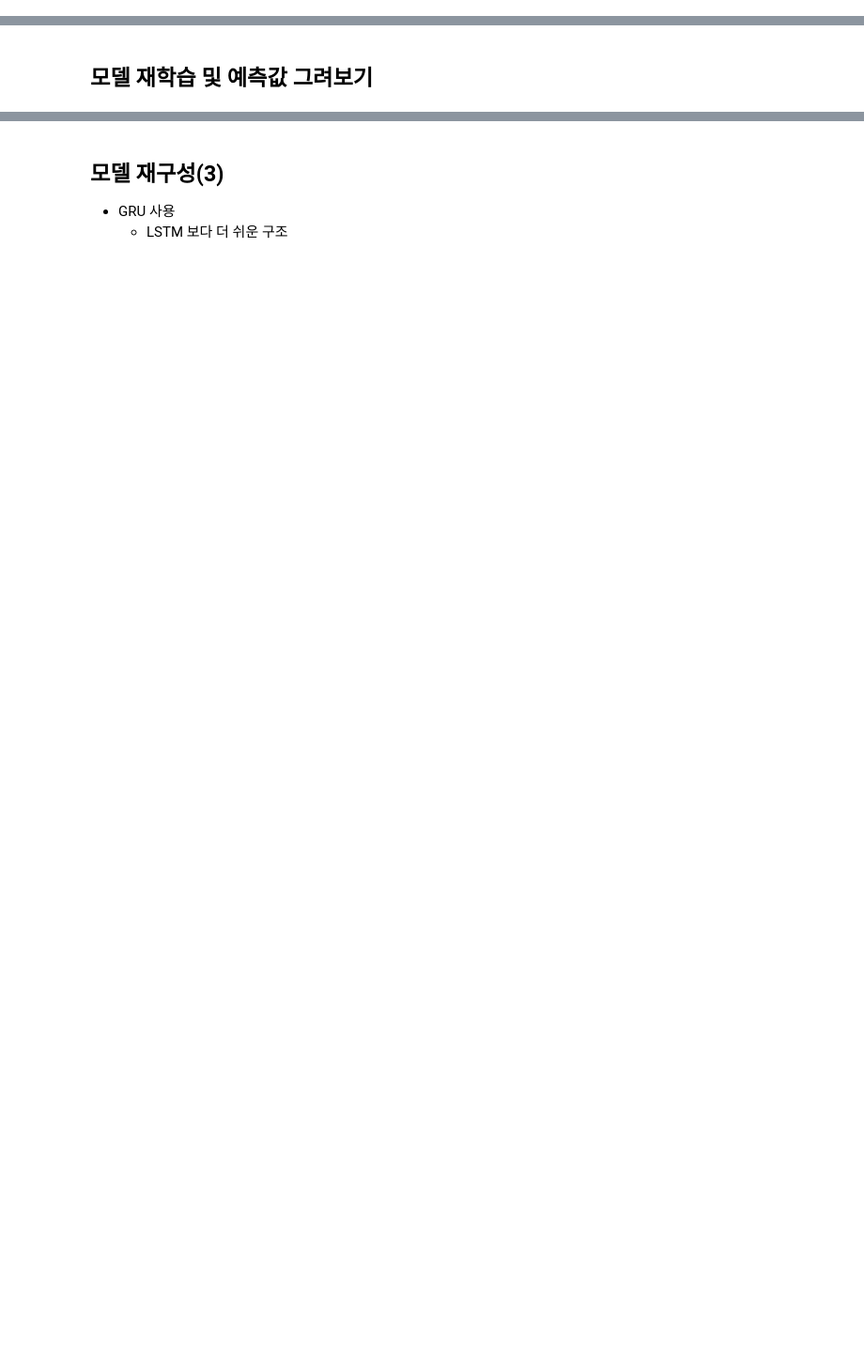
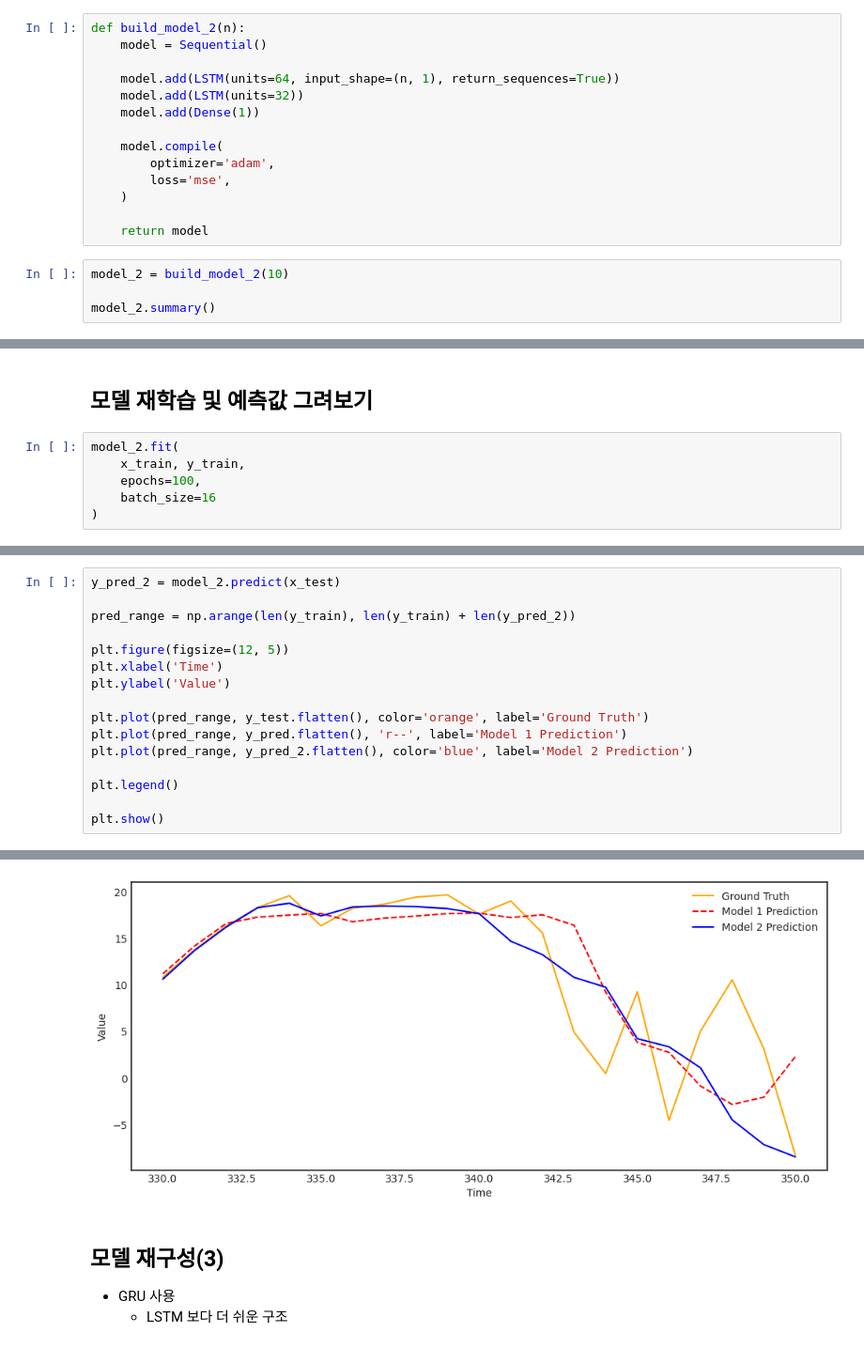
Before and after one commit to kksoo1769/study, a Jupyter notebook: code/deep_learning/keras_recurrent/index.ipynb, the cells around one changed output, grey strips where cells are left out. Shown: that part at 94% size. Drawn from its saved outputs; the diff is of its cells as text; blank space fills up the shorter version.

```diff
--- a/code/deep_learning/keras_recurrent/index.ipynb
+++ b/code/deep_learning/keras_recurrent/index.ipynb
@@ -636,0 +711,18 @@ print(b[0])
+# %%
+def build_model_2(n):
+    model = Sequential()
+
+    model.add(LSTM(units=64, input_shape=(n, 1), return_sequences=True))
+    model.add(LSTM(units=32))
+    model.add(Dense(1))
+
+    model.compile(
+        optimizer='adam',
+        loss='mse',
+    )
+
+    return model
+# %%
+model_2 = build_model_2(10)
+
+model_2.summary()
@@ -637,2 +745,8 @@ print(b[0])
 # %% [markdown]
 ## 모델 재학습 및 예측값 그려보기
+# %%
+model_2.fit(
+    x_train, y_train,
+    epochs=100,
+    batch_size=16
+)
@@ -638,0 +772,17 @@ print(b[0])
+# %%
+y_pred_2 = model_2.predict(x_test)
+
+pred_range = np.arange(len(y_train), len(y_train) + len(y_pred_2))
+
+plt.figure(figsize=(12, 5))
+plt.xlabel('Time')
+plt.ylabel('Value')
+
+plt.plot(pred_range, y_test.flatten(), color='orange', label='Ground Truth')
+plt.plot(pred_range, y_pred.flatten(), 'r--', label='Model 1 Prediction')
+plt.plot(pred_range, y_pred_2.flatten(), color='blue', label='Model 2 Prediction')
+
+plt.legend()
+
+plt.show()
+# %% [output]
@@ -639,3 +790,4 @@ print(b[0])
+[figure, added]
 # %% [markdown]
 ## 모델 재구성(3)
 - GRU 사용
```
Also changed, not shown: parts of 20 cells of this notebook.
